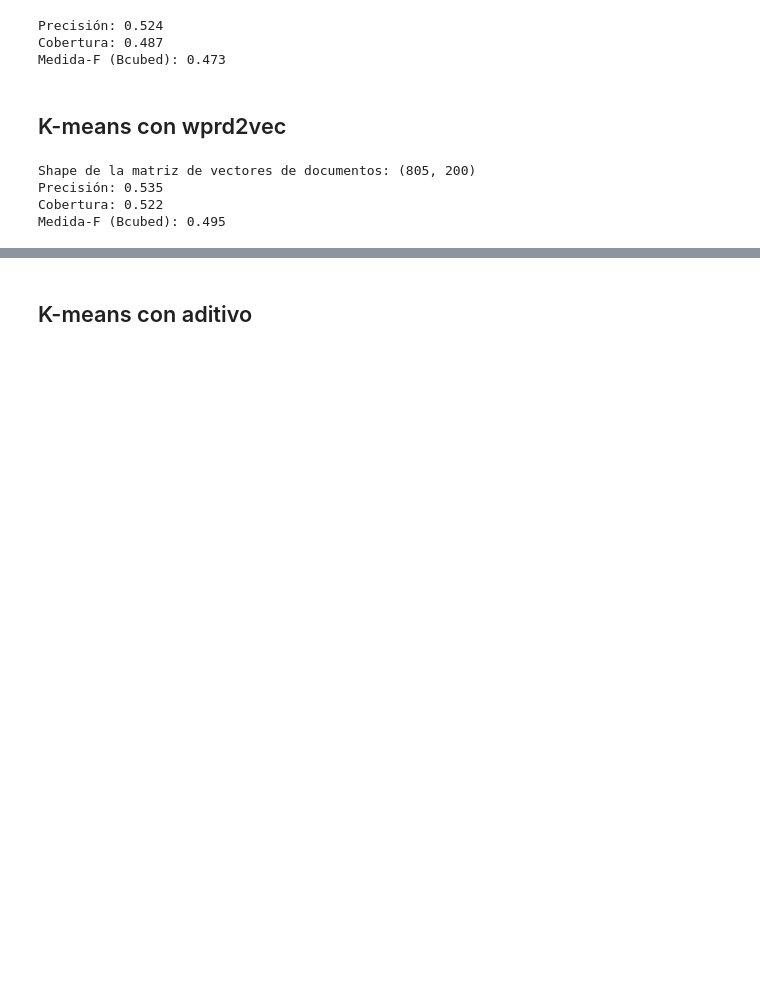
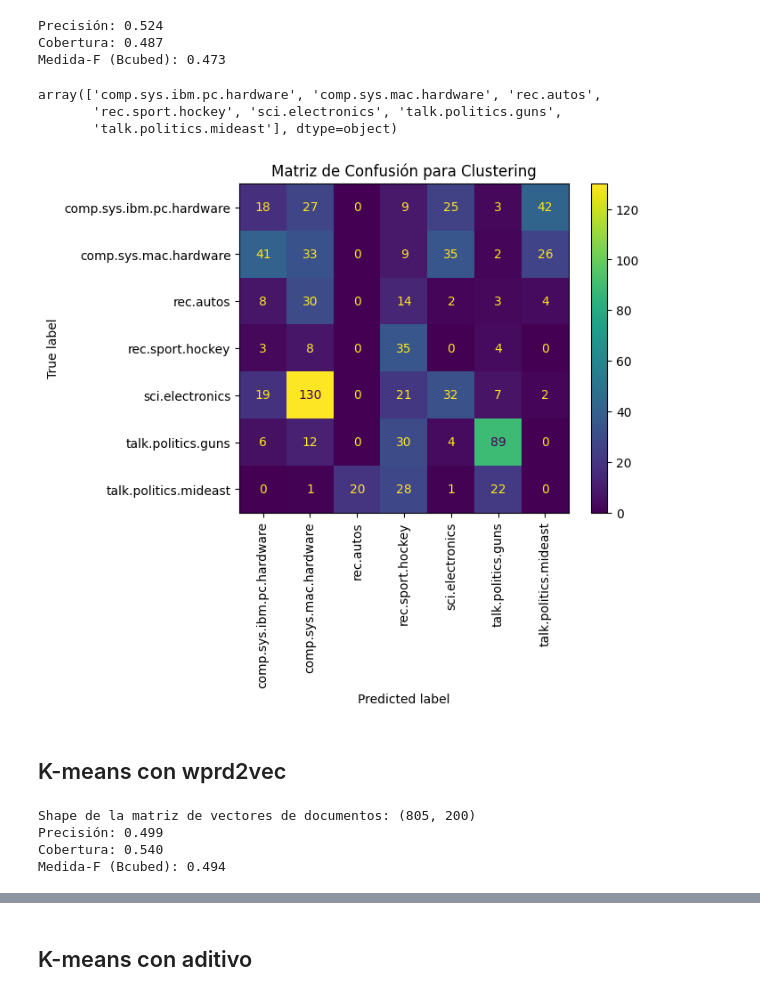
Before and after one commit to MaciaKing/UNED, a Jupyter notebook: Descubrimiento de informacion en textos/Entregas/PEC4/tarea4.ipynb, the cells around one changed output, grey strips where cells are left out. Cells and saved outputs as stored; diff of their text form; code cells hidden in the pictures; blank space fills up the shorter version.

```diff
--- a/Descubrimiento de informacion en textos/Entregas/PEC4/tarea4.ipynb
+++ b/Descubrimiento de informacion en textos/Entregas/PEC4/tarea4.ipynb
@@ -189,0 +202,3 @@ df.head()
+# %%
+# Calcular el número de palabras por documento
+df['word_count'] = df['content'].apply(lambda x: len(x.split()))
@@ -384,6 +422,28 @@ print(f"Medida-F (Bcubed): {f1:.3f}")
 Precisión: 0.524
 Cobertura: 0.487
 Medida-F (Bcubed): 0.473
+# %%
+np.unique(label_encoder.inverse_transform(labels_true))
+# %% [output]
+array(['comp.sys.ibm.pc.hardware', 'comp.sys.mac.hardware', 'rec.autos',
+       'rec.sport.hockey', 'sci.electronics', 'talk.politics.guns',
+       'talk.politics.mideast'], dtype=object)
+# %%
+import numpy as np
+import matplotlib.pyplot as plt
+from sklearn.metrics import confusion_matrix, ConfusionMatrixDisplay
+
+def show_confusion_matrix(labels_true, labels_pred):
+    conf_matrix = confusion_matrix(labels_true, labels_pred, labels=np.unique(labels_true))
+    # Visualizar la matriz de confusión
+    disp = ConfusionMatrixDisplay(confusion_matrix=conf_matrix, display_labels=np.unique(label_encoder.inverse_transform(labels_true)))
+    disp.plot(cmap='viridis', xticks_rotation='vertical')
+    plt.title("Matriz de Confusión para Clustering")
+    plt.show()
+
+show_confusion_matrix(labels_true, labels_pred)
+# %% [output]
+[figure, added]
 # %% [markdown]
 ## K-means con wprd2vec
 # %%
@@ -413,6 +473,6 @@ print(f"Cobertura: {recall:.3f}")
 print(f"Medida-F (Bcubed): {f1:.3f}")
 # %% [output]
 Shape de la matriz de vectores de documentos: (805, 200)
-Precisión: 0.535
-Cobertura: 0.522
-Medida-F (Bcubed): 0.495
+Precisión: 0.499
+Cobertura: 0.540
+Medida-F (Bcubed): 0.494
```
Also changed, not shown: parts of 15 cells of this notebook.
